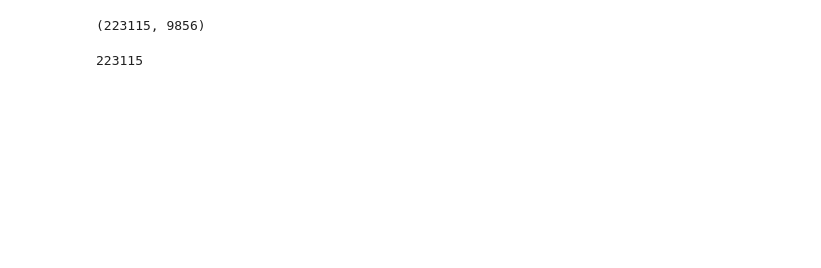
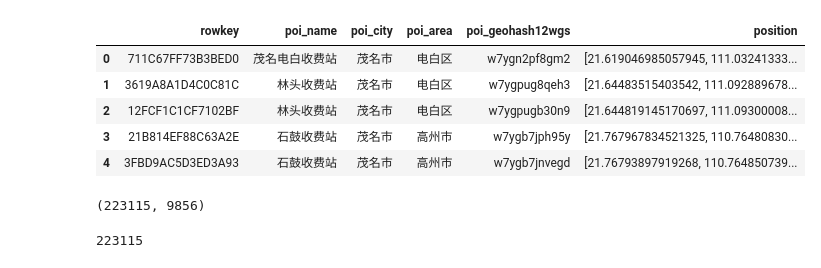
Before and after one commit to azspark/gd_truck, a Jupyter notebook: toll_analysis.ipynb, the cells around one changed output. Drawn from its saved outputs; the diff is of its cells as text; code cells hidden in the pictures; blank space fills up the shorter version.

```diff
--- a/toll_analysis.ipynb
+++ b/toll_analysis.ipynb
@@ -22,3 +25,12 @@ toll = POITolls(poi_toll_path)
+# %%
+toll.df_toll.head()
+# %% [output]
+|  | rowkey | poi_name | poi_city | poi_area | poi_geohash12wgs | position |
+| 0 | 711C67FF73B3BED0 | 茂名电白收费站 | 茂名市 | 电白区 | w7ygn2pf8gm2 | [21.619046985057945, 111.03241333... |
+| 1 | 3619A8A1D4C0C81C | 林头收费站 | 茂名市 | 电白区 | w7ygpug8qeh3 | [21.64483515403542, 111.092889678... |
+| 2 | 12FCF1C1CF7102BF | 林头收费站 | 茂名市 | 电白区 | w7ygpugb30n9 | [21.644819145170697, 111.09300008... |
+| 3 | 21B814EF88C63A2E | 石鼓收费站 | 茂名市 | 高州市 | w7ygb7jph95y | [21.767967834521325, 110.76480830... |
+| 4 | 3FBD9AC5D3ED3A93 | 石鼓收费站 | 茂名市 | 高州市 | w7ygb7jnvegd | [21.76793897919268, 110.764850739... |
 # %%
 intersection_set= rn.get_highway_intersections_coords()
 len(rn.nodes), len(intersection_set)
```
Also changed, not shown: parts of 23 cells of this notebook, 5 other files.
